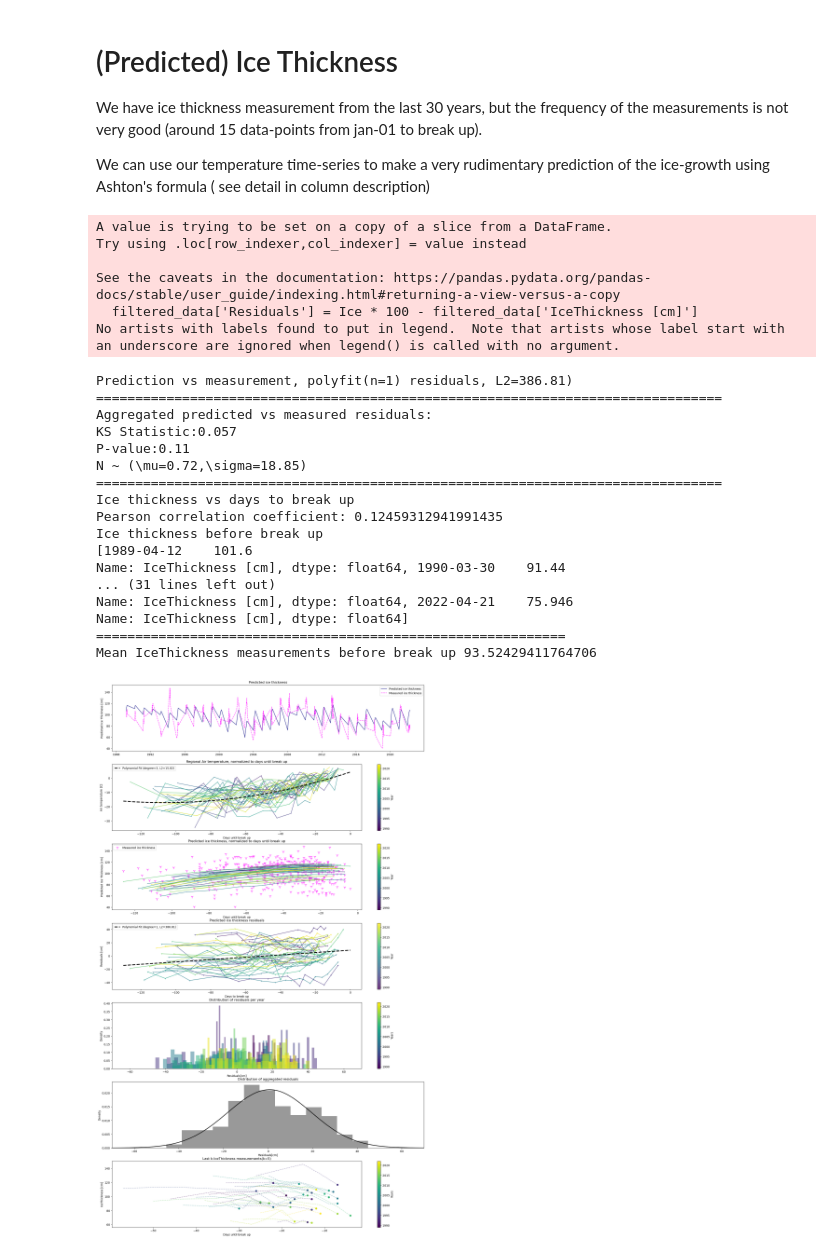
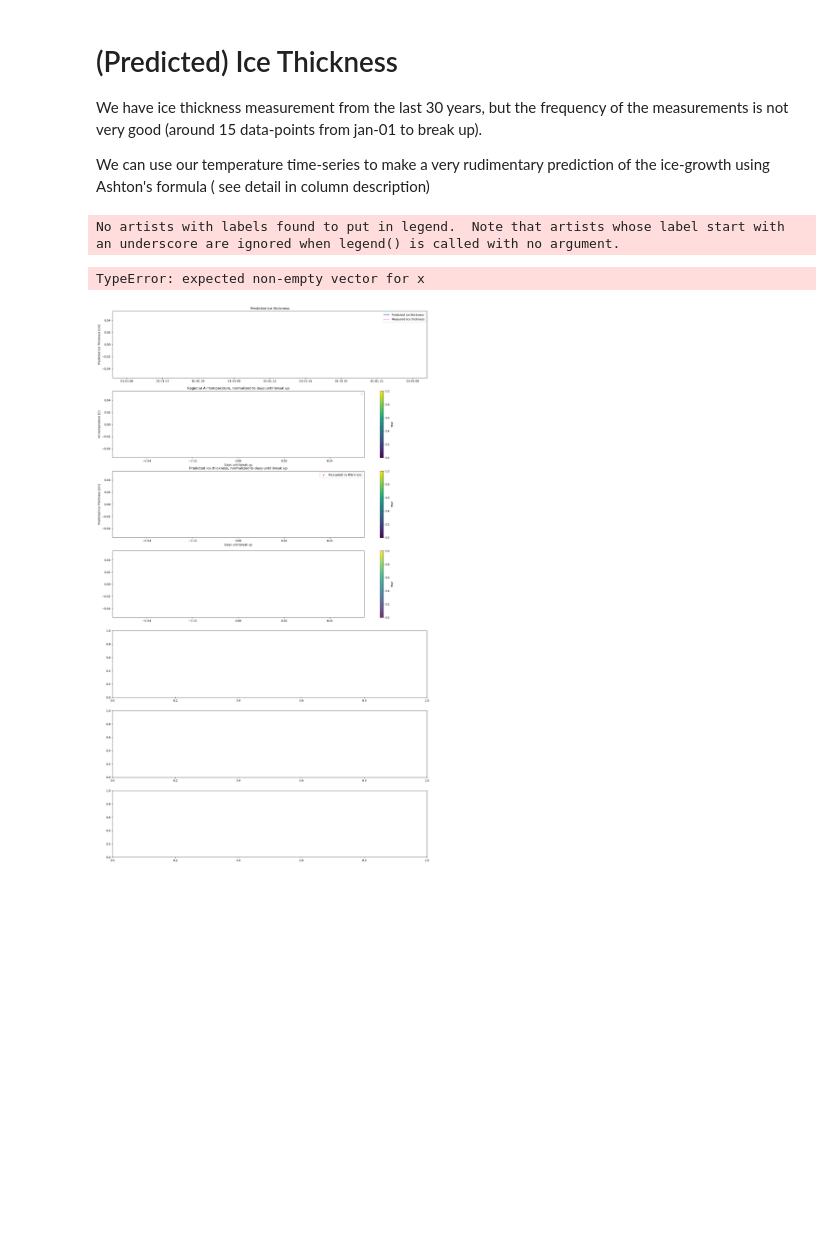
Before and after one commit to iceclassic/sandbox, a Jupyter notebook: content/PreProcessing.ipynb, the cells around one changed output. Cells and saved outputs as stored; diff of their text form; code cells hidden in the pictures; blank space fills up the shorter version.

```diff
--- a/content/PreProcessing.ipynb
+++ b/content/PreProcessing.ipynb
@@ -148,11 +149,11 @@ def standard_plot(Data,Ice):
 
     # HERE WE ASSUME THAT THE ICE DATA WAS PRODUCED FROM THE TEMP DATA IN THE DF SO WE DONT WORRY ABOUT DIFFERENT LENGTHS
     # Getting the df ready to plot and fit
-    filtered_data = Data.dropna(subset=['Predicted ice thickness [m]', 'IceThickness [cm]']).copy()
+    filtered_data = Data.dropna(subset=['Predicted ice thickness [m]']).copy()
     years = filtered_data.index.year.unique()
     colors = plt.cm.viridis(np.linspace(0, 1, len(years)))
 
-    drop_mask = Data[['Predicted ice thickness [m]', 'IceThickness [cm]']].notna().all(axis=1)
+    drop_mask = Data[['Predicted ice thickness [m]']].notna().all(axis=1)
 
     filtered_data=Data[drop_mask]
     Ice=Ice[drop_mask]
@@ -195,13 +196,13 @@ def standard_plot(Data,Ice):
     ax[1].legend()
     ax[1].set_title('Regional Air temperature, normalized to days until break up')
 
-    n_degree = 3
-    coefficients, residuals, _, _, _= np.polyfit(year_data['Days until break up'], year_data['Regional: Air temperature [C]'], n_degree,full=True)
-    polynomial = np.poly1d(coefficients)
-    x_fit = np.linspace(-130, 0, 120)
-    y_fit = polynomial(x_fit)
-    ax[1].plot(x_fit, y_fit, color='k', label=f'Polynomial Fit (degree={n_degree}, L2={np.sqrt(residuals[0]):.2f})', linestyle='--', linewidth=3)
-    ax[1].legend()
+    # n_degree = 3
+    # coefficients, residuals, _, _, _= np.polyfit(year_data['Days until break up'], year_data['Regional: Air temperature [C]'], n_degree,full=True)
+    # polynomial = np.poly1d(coefficients)
+    # x_fit = np.linspace(-130, 0, 120)
+    # y_fit = polynomial(x_fit)
+    # ax[1].plot(x_fit, y_fit, color='k', label=f'Polynomial Fit (degree={n_degree}, L2={np.sqrt(residuals[0]):.2f})', linestyle='--', linewidth=3)
+    # ax[1].legend()
     #----------PLOT 3----------------------------------------#
     sc = ax[2].scatter(filtered_data['Days until break up'], Ice * 100, c=filtered_data.index.year,**plot_style['Cmap'],s=1)
     for i, year in enumerate(years):
@@ -293,11 +294,16 @@ def standard_plot(Data,Ice):
         year_data = filtered_data[filtered_data.index.year == year]
         path_to_break_up = filtered_data[filtered_data.index.year == year].tail(5)
         last_measurement = filtered_data[filtered_data.index.year == year].tail(1)
+        dy_dx = np.gradient(path_to_break_up['IceThickness [cm]'])
+        dy_dx2=np.gradient(dy_dx)
         last.append(last_measurement['IceThickness [cm]'])
-        ax[6].plot(path_to_break_up['Days until break up'],path_to_break_up['IceThickness [cm]'], color=color,linestyle='--',alpha=0.4)
-        ax[6].scatter(last_measurement['Days until break up'],last_measurement['IceThickness [cm]'], color=color)
+        #ax[6].plot(path_to_break_up['Days until break up'],dy_dx['IceThickness [cm]'], color=color,linestyle='--',alpha=0.9)
+        ax[6].plot(dy_dx2,color=color)
+        #ax[6].scatter(last_measurement['Days until break up'],last_measurement['IceThickness [cm]'], color=color)
 
         year_data= year_data['Days until break up'] == 0
+        print(year)
+        print(dy_dx2)
         #ax[7].axvline(year_data['Days since start of year'], color=color, linestyle='--')
 
 
@@ -322,29 +328,10 @@ We have ice thickness measurement from the last 30 years, but the frequency of t
 
 We can use our temperature time-series to make a very rudimentary prediction of the ice-growth using Ashton's formula ( see detail in column description)
 # %%
+Data=Data[Data.index.year>2007]
+Data=Data[Data.index.year<2009]
 standard_plot(Data,Data['Predicted ice thickness [m]']*1.23)
 # %% [output]
-A value is trying to be set on a copy of a slice from a DataFrame.
-Try using .loc[row_indexer,col_indexer] = value instead
-
-See the caveats in the documentation: https://pandas.pydata.org/pandas-docs/stable/user_guide/indexing.html#returning-a-view-versus-a-copy
-  filtered_data['Residuals'] = Ice * 100 - filtered_data['IceThickness [cm]']
 No artists with labels found to put in legend.  Note that artists whose label start with an underscore are ignored when legend() is called with no argument.
-Prediction vs measurement, polyfit(n=1) residuals, L2=386.81)
-================================================================================
-Aggregated predicted vs measured residuals:
-KS Statistic:0.057
-P-value:0.11
-N ~ (\mu=0.72,\sigma=18.85)
-================================================================================
-Ice thickness vs days to break up
-Pearson correlation coefficient: 0.12459312941991435
-Ice thickness before break up
-[1989-04-12    101.6
-Name: IceThickness [cm], dtype: float64, 1990-03-30    91.44
-... (31 lines left out)
-Name: IceThickness [cm], dtype: float64, 2022-04-21    75.946
-Name: IceThickness [cm], dtype: float64]
-============================================================
-Mean IceThickness measurements before break up 93.52429411764706
+TypeError: expected non-empty vector for x
-[figure, old version]
+[figure, new version]
```
Also changed, not shown: parts of 1 cell of this notebook, 1 other file.
